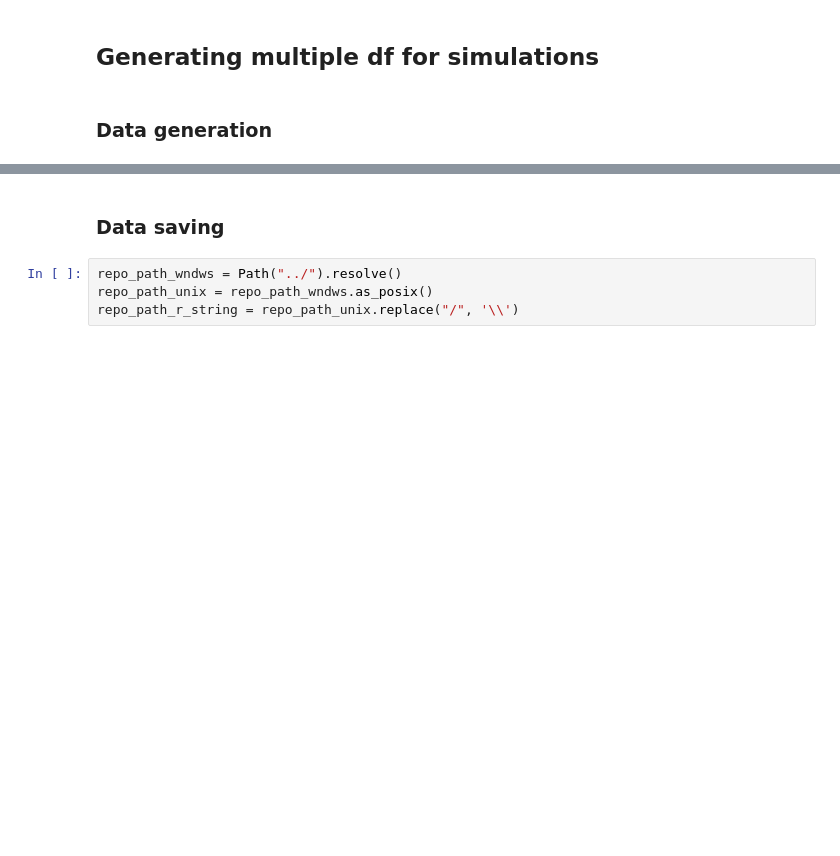
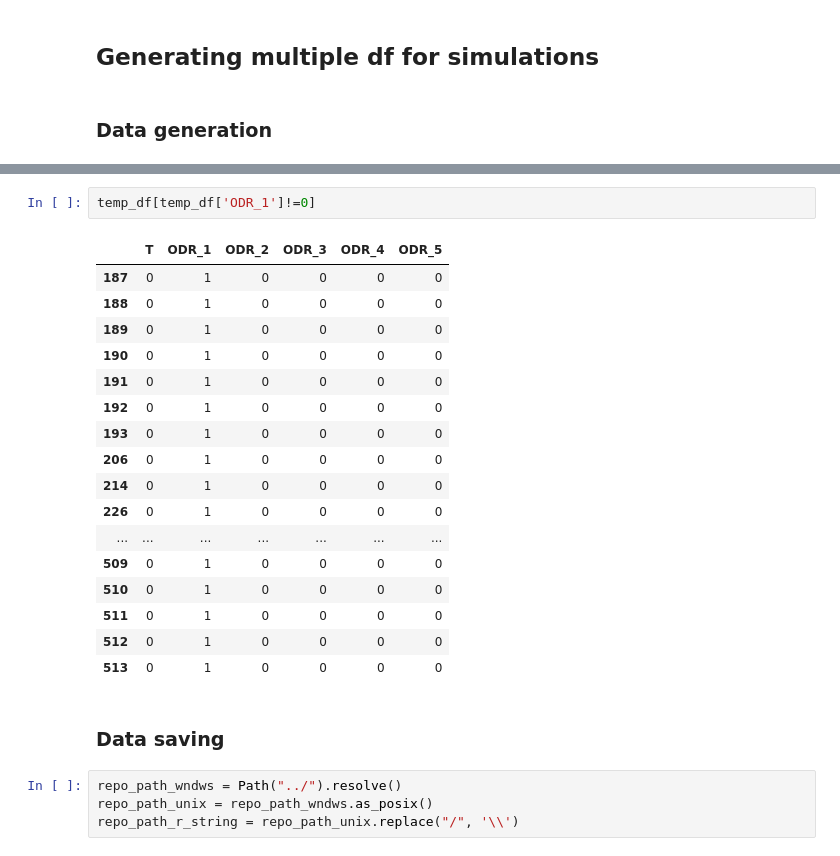
Before and after one commit to Andrew10MAIN/causal_ML_with_spilovers_of_treatment, a Jupyter notebook: 02_generating_data/simulated_data_generation.ipynb, the cells around one changed output, grey strips where cells are left out. Cells and saved outputs as stored; diff of their text form; blank space fills up the shorter version.

```diff
--- a/02_generating_data/simulated_data_generation.ipynb
+++ b/02_generating_data/simulated_data_generation.ipynb
@@ -592,3 +684,23 @@ moran_I_y= Moran(dict_of_output_gdf['gdf_rho_0_55']['Y'], W)
+# %%
+temp_df[temp_df['ODR_1']!=0]
+# %% [output]
+|  | T | ODR_1 | ODR_2 | ODR_3 | ODR_4 | ODR_5 |
+| 187 | 0 | 1 | 0 | 0 | 0 | 0 |
+| 188 | 0 | 1 | 0 | 0 | 0 | 0 |
+| 189 | 0 | 1 | 0 | 0 | 0 | 0 |
+| 190 | 0 | 1 | 0 | 0 | 0 | 0 |
+| 191 | 0 | 1 | 0 | 0 | 0 | 0 |
+| 192 | 0 | 1 | 0 | 0 | 0 | 0 |
+| 193 | 0 | 1 | 0 | 0 | 0 | 0 |
+| 206 | 0 | 1 | 0 | 0 | 0 | 0 |
+| 214 | 0 | 1 | 0 | 0 | 0 | 0 |
+| 226 | 0 | 1 | 0 | 0 | 0 | 0 |
+| ... | ... | ... | ... | ... | ... | ... |
+| 509 | 0 | 1 | 0 | 0 | 0 | 0 |
+| 510 | 0 | 1 | 0 | 0 | 0 | 0 |
+| 511 | 0 | 1 | 0 | 0 | 0 | 0 |
+| 512 | 0 | 1 | 0 | 0 | 0 | 0 |
+| 513 | 0 | 1 | 0 | 0 | 0 | 0 |
 # %% [markdown]
 ### Data saving
 # %%
```
Also changed, not shown: parts of 31 cells of this notebook, 2 other files.
